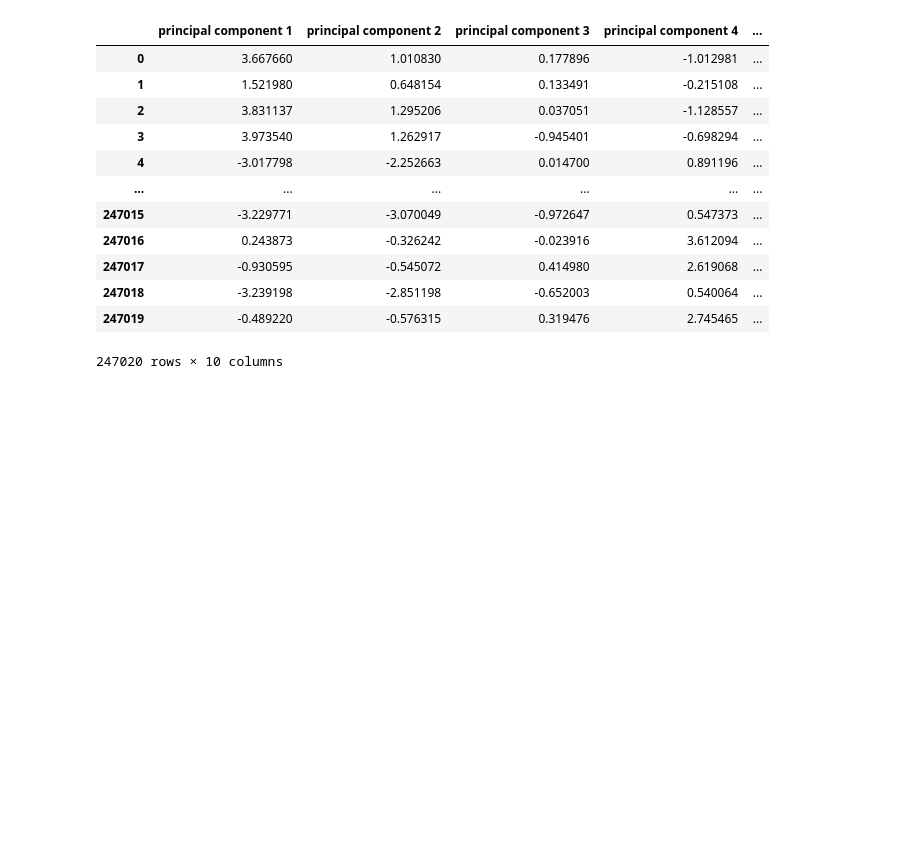
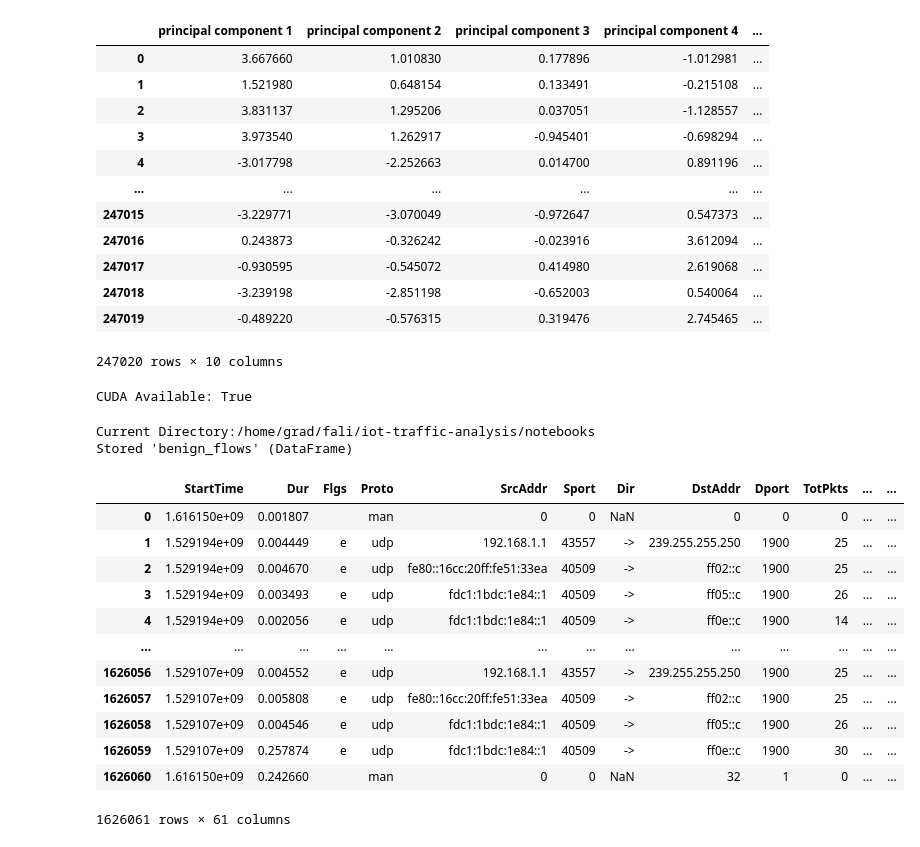
Before and after one commit to ArifulIslamPreence/IoT-TCP-Attack-detection, a Jupyter notebook: notebooks/flow_argus.ipynb, the cells around one changed output. Cells and saved outputs as stored; diff of their text form; code cells hidden in the pictures; blank space fills up the shorter version.

```diff
--- a/notebooks/flow_argus.ipynb
+++ b/notebooks/flow_argus.ipynb
@@ -545,3 +535,16 @@ principal_attack_Df
 | 247018 | -3.239198 | -2.851198 | -0.652003 | 0.540064 | ... |
 | 247019 | -0.489220 | -0.576315 | 0.319476 | 2.745465 | ... |
 247020 rows × 10 columns
+# %%
+import sys
+import os
+import glob
+import pandas as pd
+import numpy as np
+from datetime import datetime
+import matplotlib.pyplot as plt
+import torch
+print(f"CUDA Available: {torch.cuda.is_available()}")
+time_to_date = lambda t: datetime.utcfromtimestamp(t).strftime('%Y-%m-%d %H:%M:%S')
+# %% [output]
+CUDA Available: True
@@ -547,0 +570,31 @@ principal_attack_Df
+# %%
+print("Current Directory:" + os.getcwd())
+file_pattern = '*.csv' # Use all pcap files
+# file_pattern = '18-06-09_flows.txt'
+glob_path = os.path.join('/users/grad/fali', 'benign', file_pattern)
+file_list = glob.glob(glob_path)
+
+li = []
+for filepath in file_list:
+    df = pd.read_csv(filepath, index_col=None, header=0, delimiter=',')
+    li.append(df)
+
+benign_flows = pd.concat(li, axis=0, ignore_index=True)
+%store benign_flows
+benign_flows
+# %% [output]
+Current Directory:/home/grad/fali/iot-traffic-analysis/notebooks
+Stored 'benign_flows' (DataFrame)
+|  | StartTime | Dur | Flgs | Proto | SrcAddr | Sport | Dir | DstAddr | Dport | TotPkts | ... | ... |
+| 0 | 1.616150e+09 | 0.001807 |  | man | 0 | 0 | NaN | 0 | 0 | 0 | ... | ... |
+| 1 | 1.529194e+09 | 0.004449 | e | udp | 192.168.1.1 | 43557 | -> | 239.255.255.250 | 1900 | 25 | ... | ... |
+| 2 | 1.529194e+09 | 0.004670 | e | udp | fe80::16cc:20ff:fe51:33ea | 40509 | -> | ff02::c | 1900 | 25 | ... | ... |
+| 3 | 1.529194e+09 | 0.003493 | e | udp | fdc1:1bdc:1e84::1 | 40509 | -> | ff05::c | 1900 | 26 | ... | ... |
+| 4 | 1.529194e+09 | 0.002056 | e | udp | fdc1:1bdc:1e84::1 | 40509 | -> | ff0e::c | 1900 | 14 | ... | ... |
+| ... | ... | ... | ... | ... | ... | ... | ... | ... | ... | ... | ... | ... |
+| 1626056 | 1.529107e+09 | 0.004552 | e | udp | 192.168.1.1 | 43557 | -> | 239.255.255.250 | 1900 | 25 | ... | ... |
+| 1626057 | 1.529107e+09 | 0.005808 | e | udp | fe80::16cc:20ff:fe51:33ea | 40509 | -> | ff02::c | 1900 | 25 | ... | ... |
+| 1626058 | 1.529107e+09 | 0.004546 | e | udp | fdc1:1bdc:1e84::1 | 40509 | -> | ff05::c | 1900 | 26 | ... | ... |
+| 1626059 | 1.529107e+09 | 0.257874 | e | udp | fdc1:1bdc:1e84::1 | 40509 | -> | ff0e::c | 1900 | 30 | ... | ... |
+| 1626060 | 1.616150e+09 | 0.242660 |  | man | 0 | 0 | NaN | 32 | 1 | 0 | ... | ... |
+1626061 rows × 61 columns
```
Also changed, not shown: parts of 9 cells of this notebook, 4 other files.
